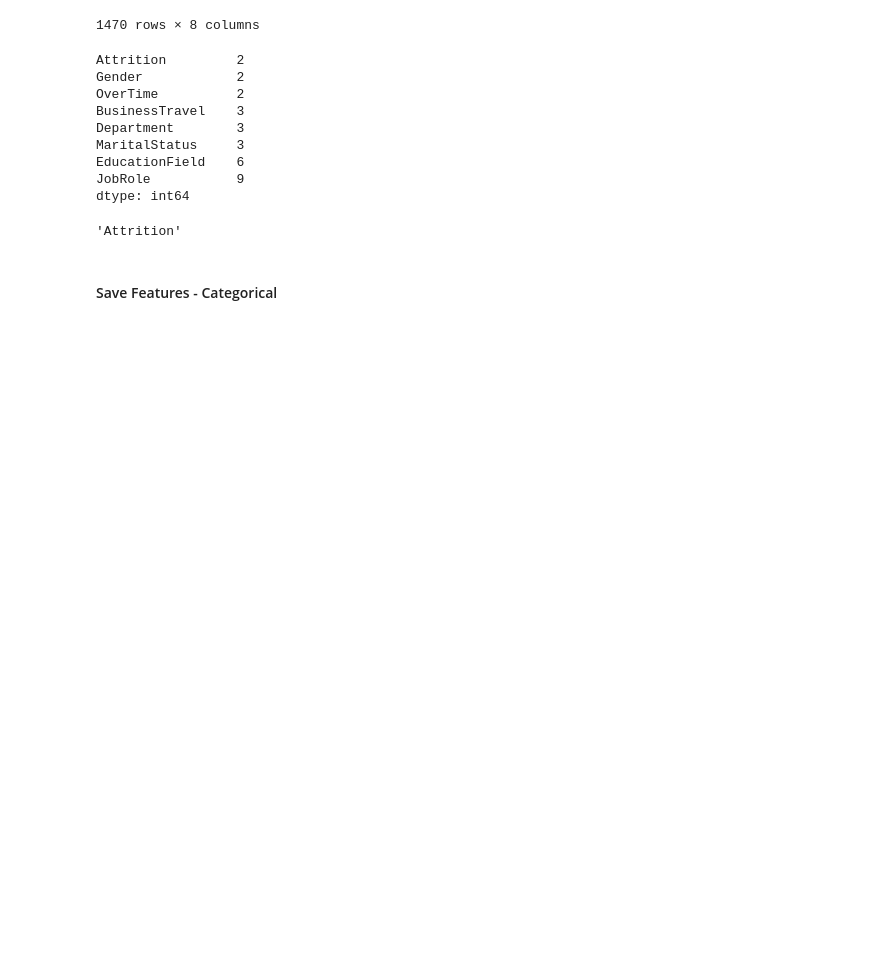
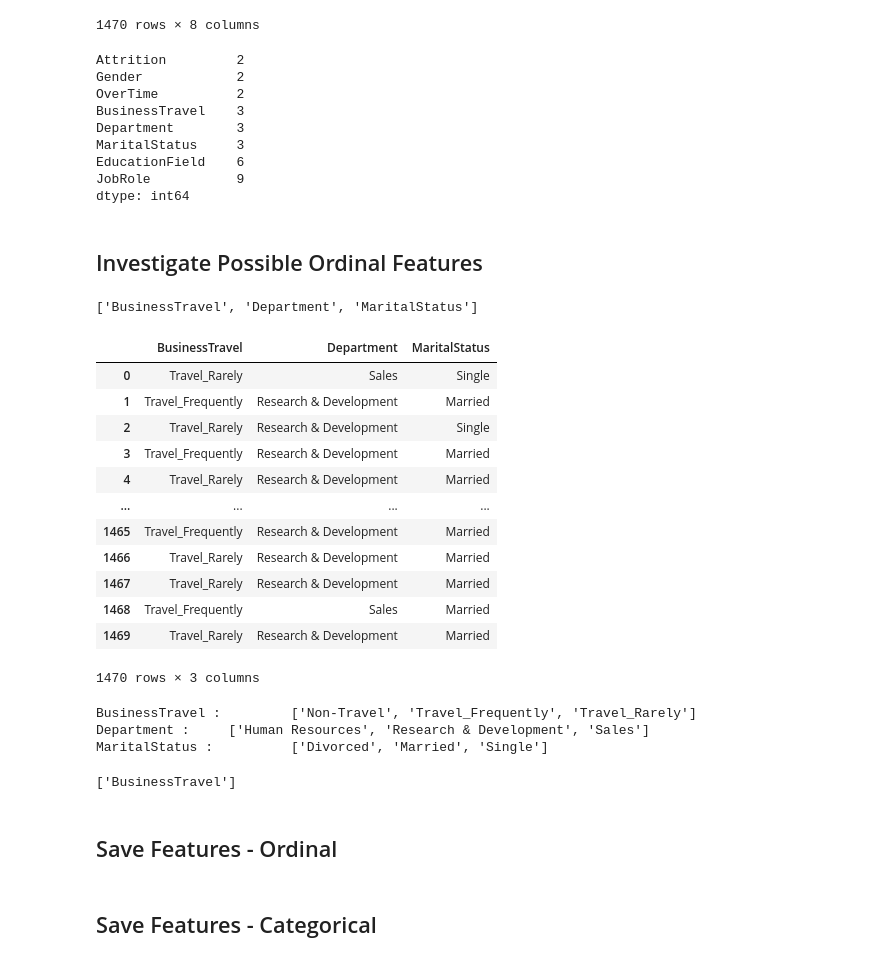
Before and after one commit to BenJMcCarty/IBM-Employee-Attrition-and-Performance, a Jupyter notebook: notebooks/1_EDA_and_Data_Cleaning/1.0_Feature_Classifications.ipynb, the cells around one changed output. Cells and saved outputs as stored; diff of their text form; code cells hidden in the pictures; blank space fills up the shorter version.

```diff
--- a/notebooks/1_cleaning/1.1_Data_Cleaning.ipynb
+++ b/notebooks/1_EDA_and_Data_Cleaning/1.0_Feature_Classifications.ipynb
@@ -365,8 +298,52 @@ MaritalStatus     3
 EducationField    6
 JobRole           9
 dtype: int64
-# %%
-target_feature = 'Attrition'
-target_feature
-# %% [output]
-'Attrition'
+# %% [markdown]
+## Investigate Possible Ordinal Features
+# %%
+## Slice out feature names with total unique values between 1 and 5
+
+ordinal_cols = (non_num_df.nunique()                                        ## Calculate number of unique features
+                .sort_values()                                              ## Sort by ascending values
+                [(non_num_df.nunique() > 2) & (non_num_df.nunique() <= 5)]  ## Total unique features between 2 and 5
+                .index
+                .to_list())                                                 ## Convert to list
+ordinal_cols
+# %% [output]
+['BusinessTravel', 'Department', 'MaritalStatus']
+# %%
+## Review values for categorical numeric features
+non_num_df.loc[:, ordinal_cols]
+# %% [output]
+|  | BusinessTravel | Department | MaritalStatus |
+| 0 | Travel_Rarely | Sales | Single |
+| 1 | Travel_Frequently | Research & Development | Married |
+| 2 | Travel_Rarely | Research & Development | Single |
+| 3 | Travel_Frequently | Research & Development | Married |
+| 4 | Travel_Rarely | Research & Development | Married |
+| ... | ... | ... | ... |
+| 1465 | Travel_Frequently | Research & Development | Married |
+| 1466 | Travel_Rarely | Research & Development | Married |
+| 1467 | Travel_Rarely | Research & Development | Married |
+| 1468 | Travel_Frequently | Sales | Married |
+| 1469 | Travel_Rarely | Research & Development | Married |
+1470 rows × 3 columns
+# %%
+## Loop through numeric categorical features to print unique values in each feature
+
+for col in ordinal_cols:
+    print(col, ": \t", sorted(non_num_df.loc[:, col].unique()))
+# %% [output]
+BusinessTravel :         ['Non-Travel', 'Travel_Frequently', 'Travel_Rarely']
+Department :     ['Human Resources', 'Research & Development', 'Sales']
+MaritalStatus :          ['Divorced', 'Married', 'Single']
+# %%
+## Generate dictionary of ordinal column names and the order of their values
+
+settings['feature_types']['feature_names_ordinal'] = ['BusinessTravel']
+
+settings['feature_types']['feature_names_ordinal']
+# %% [output]
+['BusinessTravel']
+# %% [markdown]
+## Save Features - Ordinal
@@ -373,5 +354,5 @@ target_feature
 # %% [markdown]
-#### Save Features - Categorical
+## Save Features - Categorical
 # %%
 ## Set Categorical Feature Names Setting in JSON File
 
```
Also changed, not shown: parts of 32 cells of this notebook, 3 other files.
